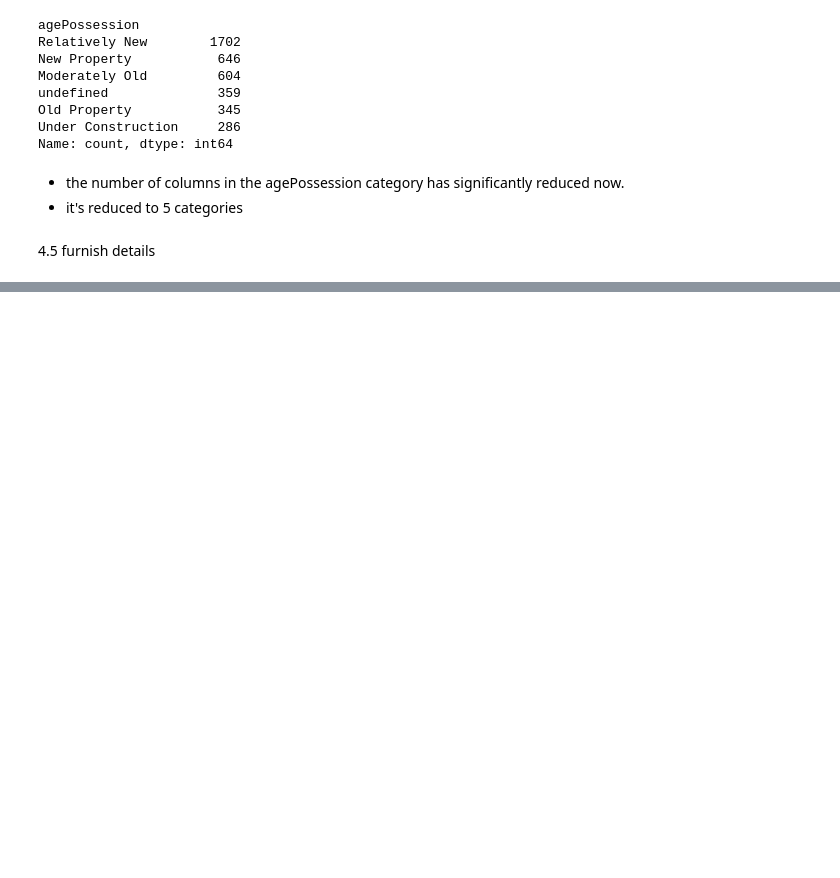
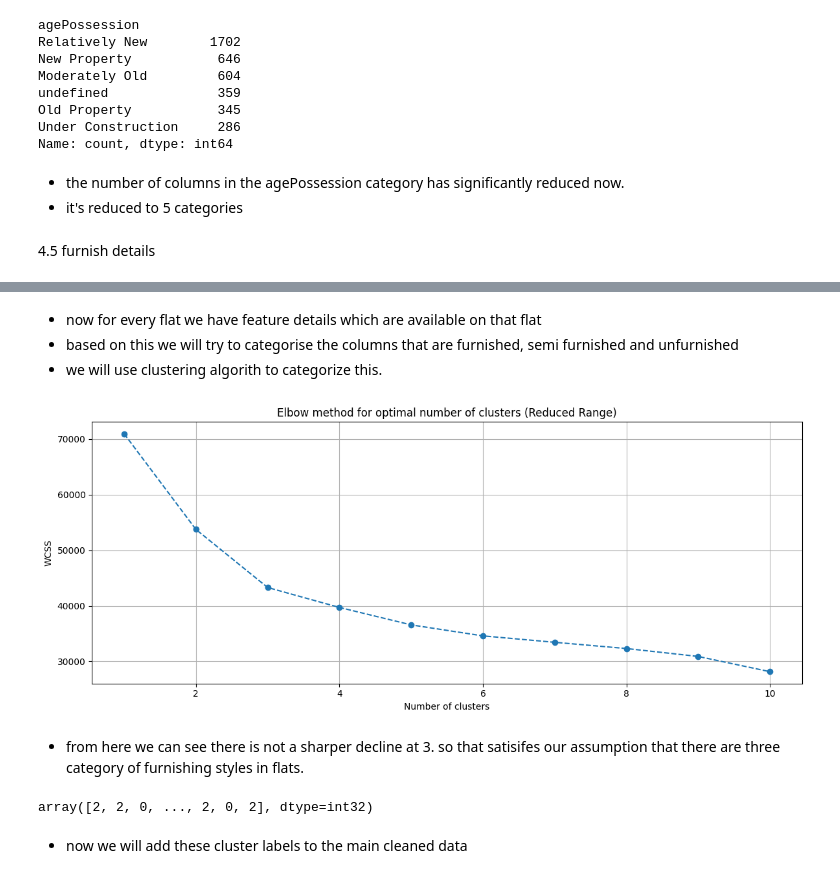
Before and after one commit to abhishek-saurav/real_estate_project, a Jupyter notebook: Data Cleaning/feature_engineering.ipynb, the cells around one changed output, grey strips where cells are left out. Drawn from its saved outputs; the diff is of its cells as text; code cells hidden in the pictures; blank space fills up the shorter version.

```diff
--- a/Data Cleaning/feature_engineering.ipynb
+++ b/Data Cleaning/feature_engineering.ipynb
@@ -493,0 +527,4 @@ unique_furnishings
+# %%
+# creating a new dataframe with required columns
+
+furnish_df = df[['furnishDetails'] + columns_to_include]
@@ -493,0 +540,2 @@ unique_furnishings
+# %%
+furnish_df.drop(columns= ['furnishDetails'], inplace= True)
@@ -493,0 +556,4 @@ unique_furnishings
+# %% [markdown]
+- now for every flat we have feature details which are available on that flat
+- based on this we will try to categorise the columns that are furnished, semi furnished and unfurnished
+- we will use clustering algorith to categorize this.
@@ -493,0 +564,26 @@ unique_furnishings
+# %%
+# scaling the data
+scaler = StandardScaler()
+scaled_data = scaler.fit_transform(furnish_df)
+# %%
+wcss_reduced = []
+
+for i in range(1, 11):
+    kmeans = KMeans(n_clusters= i, init= "k-means++", random_state= 42)
+    kmeans.fit(scaled_data)
+    wcss_reduced.append(kmeans.inertia_)
+# %%
+# plotting the results
+
+plt.figure(figsize= (12, 5))
+plt.plot(range(1, 11), wcss_reduced, marker = 'o', linestyle = '--')
+plt.title("Elbow method for optimal number of clusters (Reduced Range)")
+plt.xlabel("Number of clusters")
+plt.ylabel("WCSS")
+plt.grid(True)
+plt.tight_layout()
+plt.show()
+# %% [output]
+[figure, added]
+# %% [markdown]
+- from here we can see there is not a sharper decline at 3. so that satisifes our assumption that there are three category of furnishing styles in flats.
@@ -493,0 +596,6 @@ unique_furnishings
+# %%
+cluster_assignments
+# %% [output]
+array([2, 2, 0, ..., 2, 0, 2], dtype=int32)
+# %% [markdown]
+- now we will add these cluster labels to the main cleaned data
```
Also changed, not shown: parts of 55 cells of this notebook, 2 other files.
